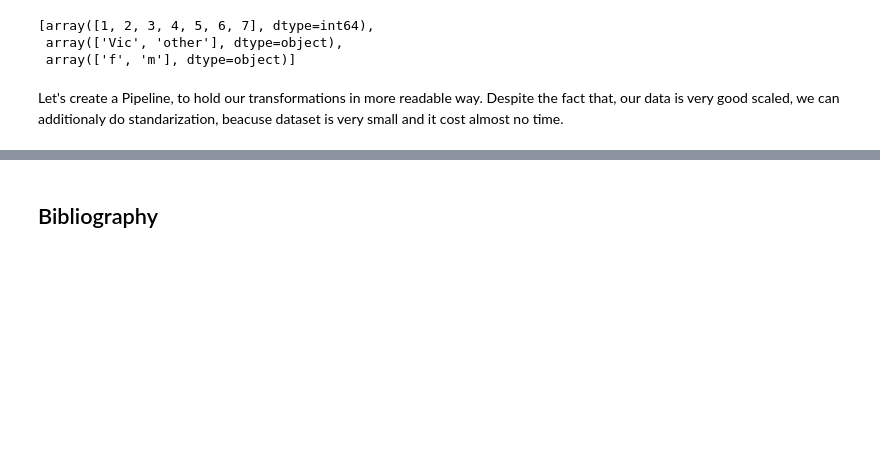
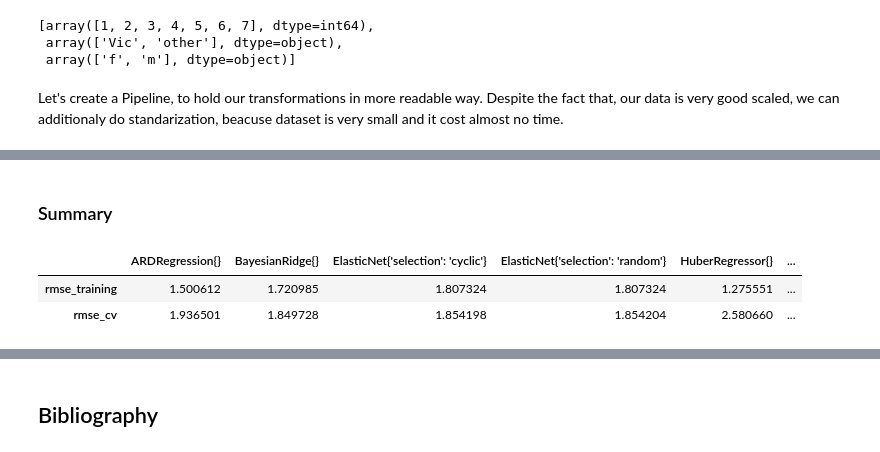
Before and after one commit to ArkadiuszSlowik/Possum-regression, a Jupyter notebook: possum_regression.ipynb, the cells around one changed output, grey strips where cells are left out. Drawn from its saved outputs; the diff is of its cells as text; code cells hidden in the pictures; blank space fills up the shorter version.

```diff
--- a/possum_regression.ipynb
+++ b/possum_regression.ipynb
@@ -434,0 +502,5 @@ We finished this section with set that contains 56 columns, ready to put into ML
+# %%
+%%capture --no-display
+result_cd = regression_crossdecomposition(train_set_new_ready, train_set_labels, cv=4)
+result_cd = pd.DataFrame.from_dict(result_cd)
+result_cd
@@ -434,0 +513,4 @@ We finished this section with set that contains 56 columns, ready to put into ML
+# %%
+result_tree = regression_decisiontree(train_set_new_ready, train_set_labels, cv=4)
+result_tree = pd.DataFrame.from_dict(result_tree)
+result_tree
@@ -434,0 +523,9 @@ We finished this section with set that contains 56 columns, ready to put into ML
+# %%
+%%capture --no-display
+from sklearn import ensemble
+from sklearn.linear_model import RidgeCV, LassoCV
+from sklearn.neighbors import KNeighborsRegressor
+
+result_ens = regression_ensemble(train_set_new_ready, train_set_labels, cv=4)
+result_ens = pd.DataFrame.from_dict(result_ens)
+result_ens
@@ -434,0 +538,6 @@ We finished this section with set that contains 56 columns, ready to put into ML
+# %%
+%%capture --no-display
+regression_neuralnetwork
+result_nn = regression_neuralnetwork(train_set_new_ready, train_set_labels, cv=4)
+result_nn = pd.DataFrame.from_dict(result_nn)
+result_nn
@@ -434,0 +548,11 @@ We finished this section with set that contains 56 columns, ready to put into ML
+# %% [markdown]
+<h3> Summary </h3>
+# %%
+pd.set_option('display.max_columns', None)
+pd.set_option('display.max_rows', None)
+result = pd.concat([result_lm, result_kr, result_svm, result_gpr, result_cd, result_tree, result_ens, result_nn] , axis=1)
+result
+# %% [output]
+|  | ARDRegression{} | BayesianRidge{} | ElasticNet{'selection': 'cyclic'} | ElasticNet{'selection': 'random'} | HuberRegressor{} | ... |
+| rmse_training | 1.500612 | 1.720985 | 1.807324 | 1.807324 | 1.275551 | ... |
+| rmse_cv | 1.936501 | 1.849728 | 1.854198 | 1.854204 | 2.580660 | ... |
```
Also changed, not shown: parts of 43 cells of this notebook, 1 other file.
